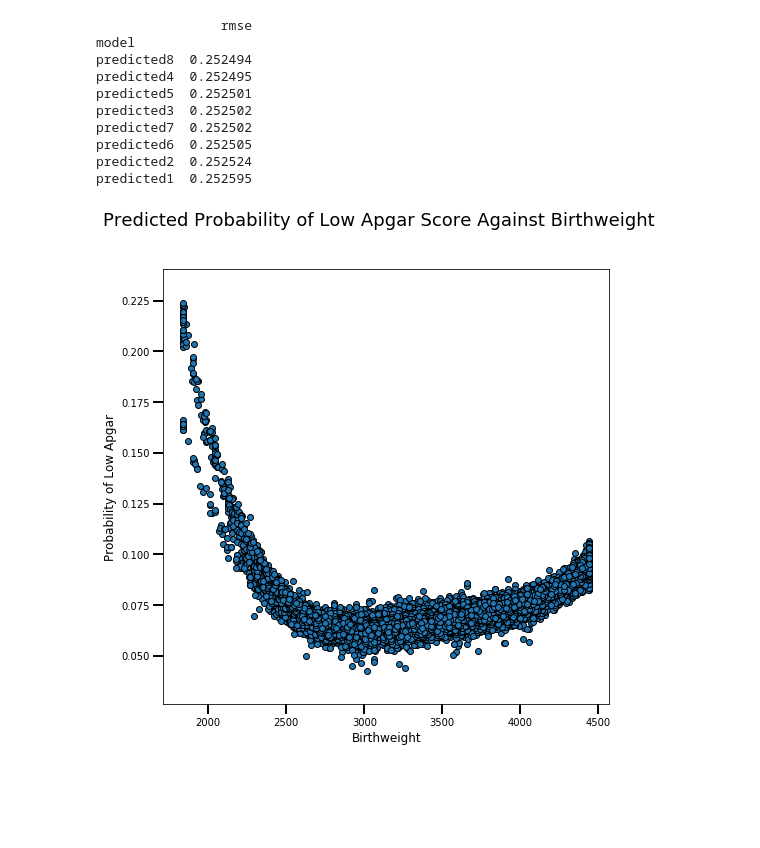
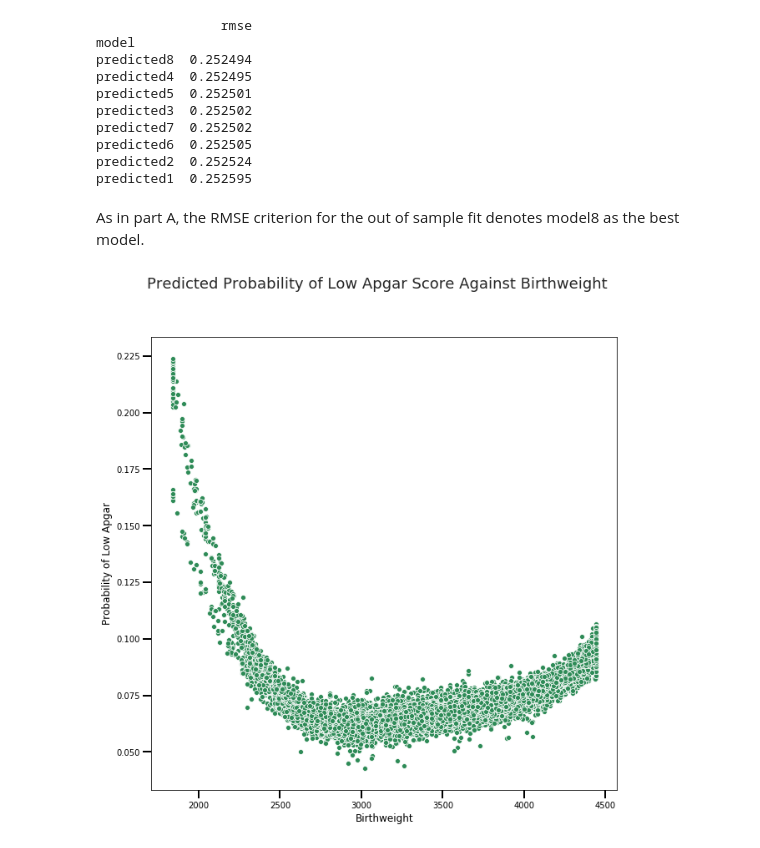
Before and after one commit to hallinjohan/Applied-Econometrics, a Jupyter notebook: problem set 9/Problem_set9.ipynb, the cells around one changed output. Saved outputs shown, nothing was run; the diff lists cells and outputs as text; code cells hidden in the pictures; blank space fills up the shorter version.

```diff
--- a/problem set 9/Problem_set9.ipynb
+++ b/problem set 9/Problem_set9.ipynb
@@ -115,13 +121,15 @@ predicted7  0.252502
 predicted6  0.252505
 predicted2  0.252524
 predicted1  0.252595
+# %% [markdown]
+As in part A, the RMSE criterion for the out of sample fit denotes model8 as the best model.
 # %%
-fig, ax = plt.subplots(figsize=(8, 8))
-ax.scatter(df['bthwght'], predicted8, edgecolors = (0,0,0))
+fig, ax = plt.subplots(figsize=(10, 10))
+sns.set()
+ax = sns.scatterplot(df['bthwght'],predicted8, color = '#2E8B57')
 fig.suptitle('Predicted Probability of Low Apgar Score Against Birthweight', fontsize=18)
 ax.set_xlabel("Birthweight",fontsize=12)
 ax.set_ylabel("Probability of Low Apgar",fontsize=12)
 ax.tick_params(direction='out', length=10, width=2, grid_alpha=0.5,labelsize = 10)
-plt.show()
 # %% [output]
-[figure, old version]
+[figure, new version]
```
Also changed, not shown: parts of 12 cells of this notebook, 21 other files.
